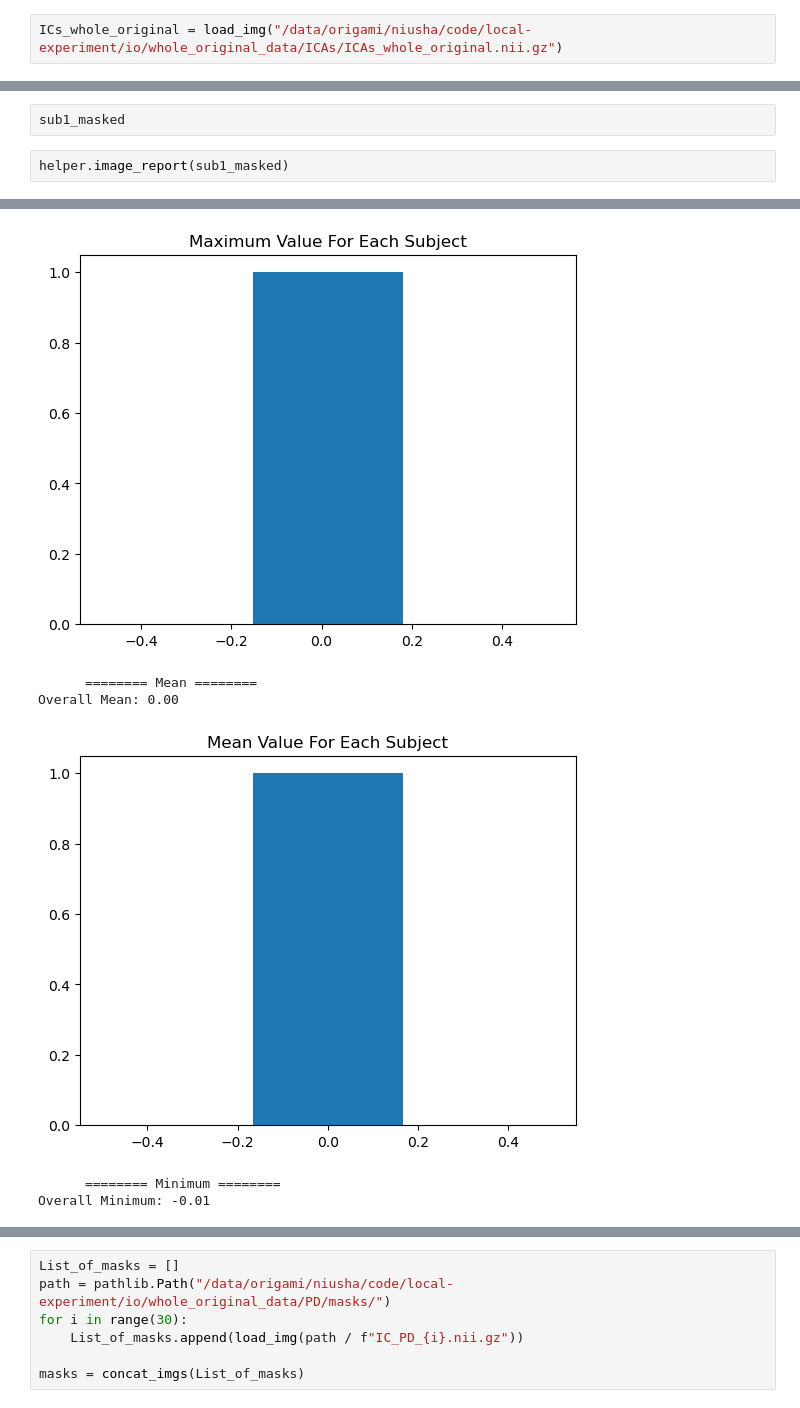
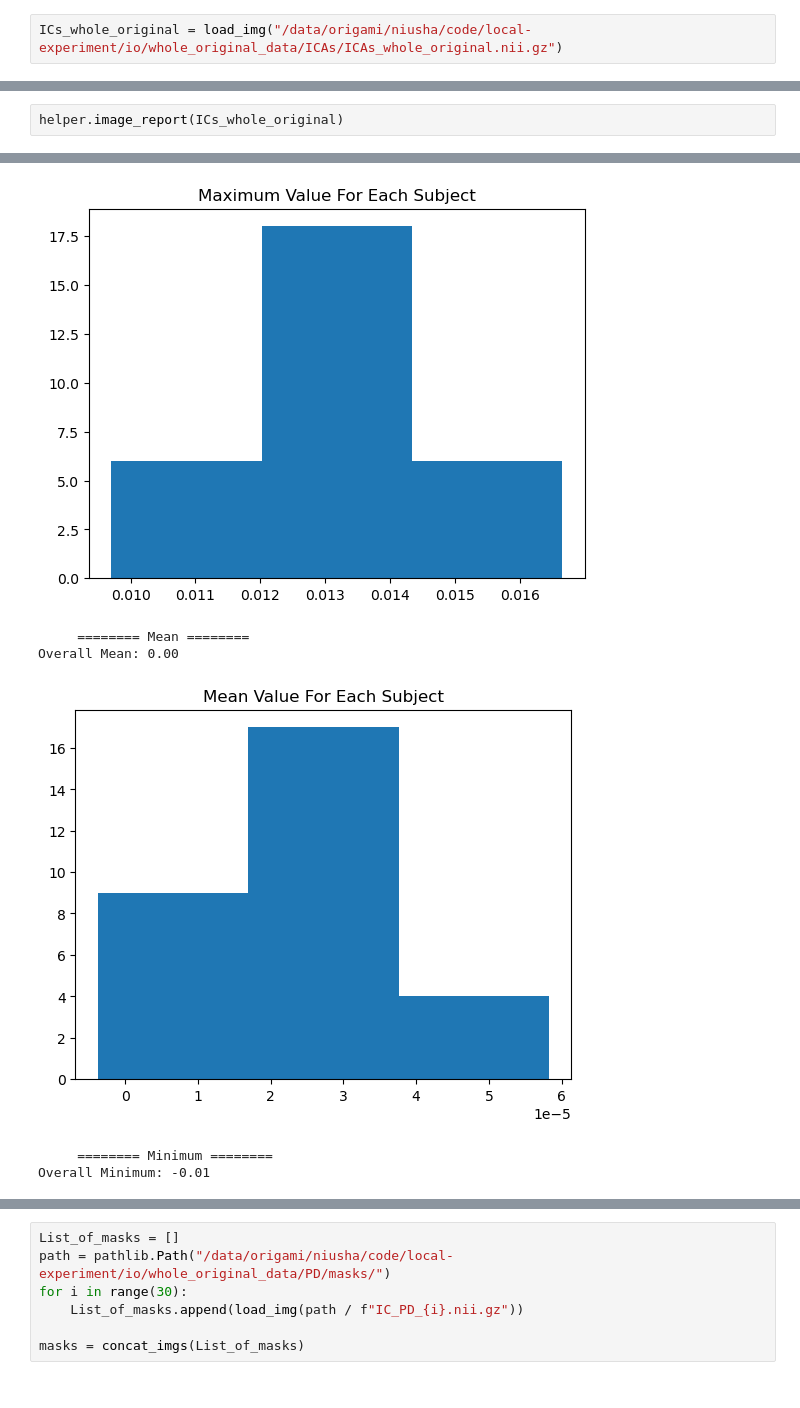
Before and after one commit to mirhnius/ICA_Nilearn_Test, a Jupyter notebook: visualization.ipynb, the cells around one changed output, grey strips where cells are left out. Saved outputs shown, nothing was run; the diff lists cells and outputs as text.

Commit message:
plotting original DBM maps, ICs, and masks

```diff
--- a/visualization.ipynb
+++ b/visualization.ipynb
@@ -90,7 +40,5 @@ plot_stat_map(sub1_masked)
-# %%
-sub1_masked
 # %%
-helper.image_report(sub1_masked)
+helper.image_report(ICs_whole_original)
 # %% [output]
      ======== data type ========
  <class 'numpy.ndarray'>
@@ -99 +47 @@ Overall Maximum: 0.01
-[figure, old version]
+[figure, new version]
@@ -101,2 +49,2 @@ Overall Maximum: 0.01
 Overall Mean: 0.00
-[figure, old version]
+[figure, new version]
```
Also changed, not shown: parts of 29 cells of this notebook.
